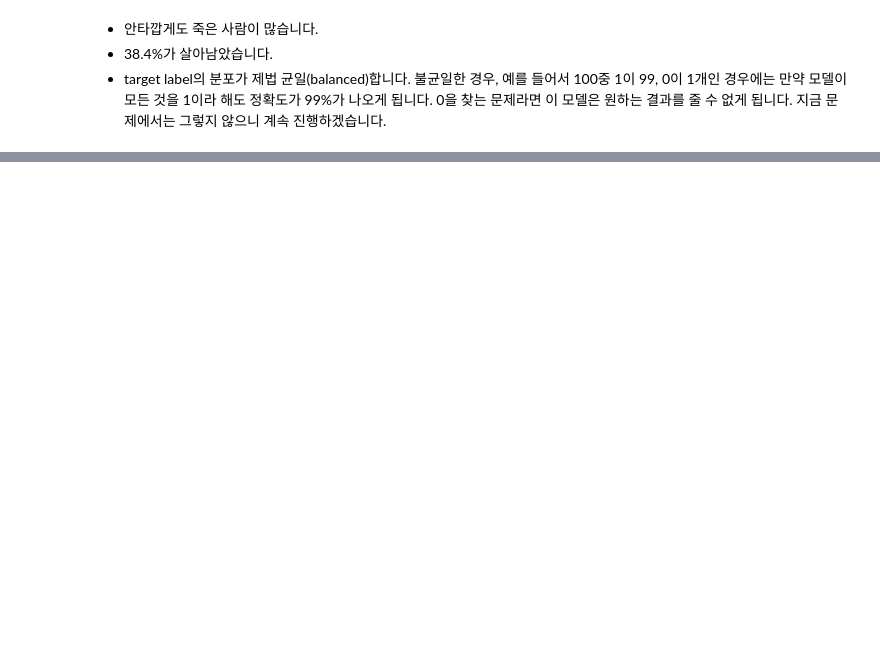
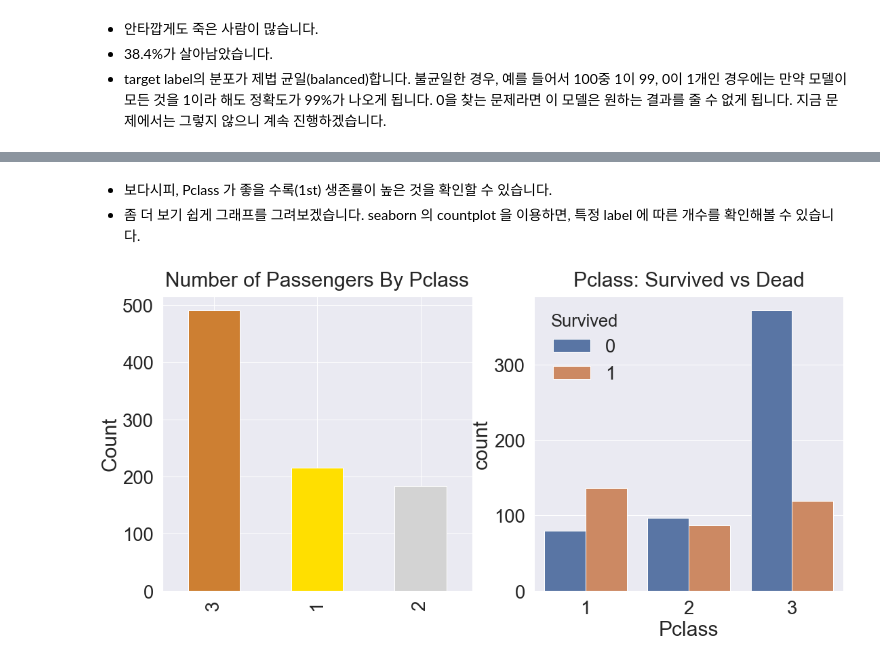
Before and after one commit to YoonSungLee/Algorithm_python, a Jupyter notebook: Tmp/KaggleStudy_Titanic_01.ipynb, the cells around one changed output, grey strips where cells are left out. Cells and saved outputs as stored; diff of their text form; code cells hidden in the pictures; blank space fills up the shorter version.

```diff
--- a/Tmp/KaggleStudy_Titanic_01.ipynb
+++ b/Tmp/KaggleStudy_Titanic_01.ipynb
@@ -255,0 +353,18 @@ Name: Survived, dtype: int64
+# %% [markdown]
+* 보다시피, Pclass 가 좋을 수록(1st) 생존률이 높은 것을 확인할 수 있습니다.
+* 좀 더 보기 쉽게 그래프를 그려보겠습니다. seaborn 의 countplot 을 이용하면, 특정 label 에 따른 개수를 확인해볼 수 있습니다.
+# %%
+y_position = 1.02
+f, ax = plt.subplots(1, 2, figsize=(18, 8))
+
+# ax[0]: pandas plot
+df_train['Pclass'].value_counts().plot.bar(color=['#CD7F32','#FFDF00','#D3D3D3'], ax=ax[0])
+ax[0].set_title('Number of Passengers By Pclass', y=y_position)
+ax[0].set_ylabel('Count')
+
+# ax[1]: seaborn
+sns.countplot('Pclass', hue='Survived', data=df_train, ax=ax[1])
+ax[1].set_title('Pclass: Survived vs Dead', y=y_position)
+plt.show()
+# %% [output]
+[figure, added]
```
Also changed, not shown: parts of 33 cells of this notebook.
